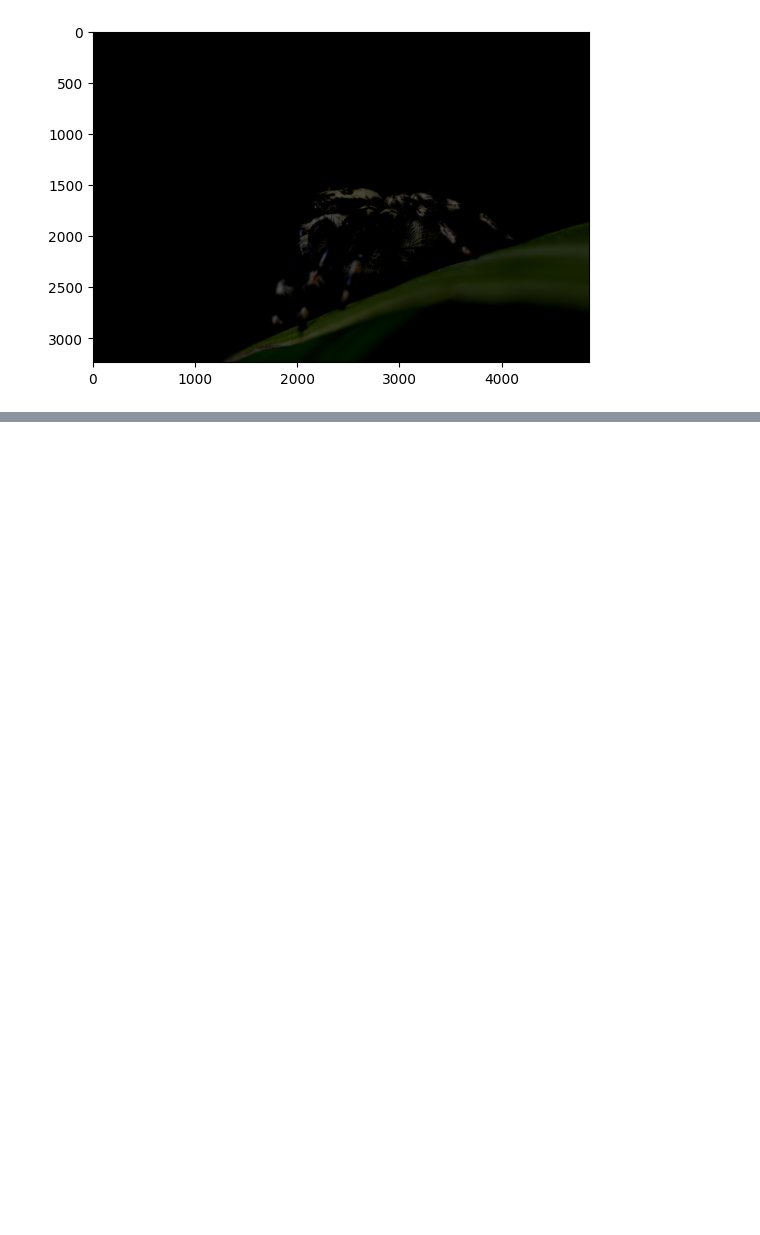
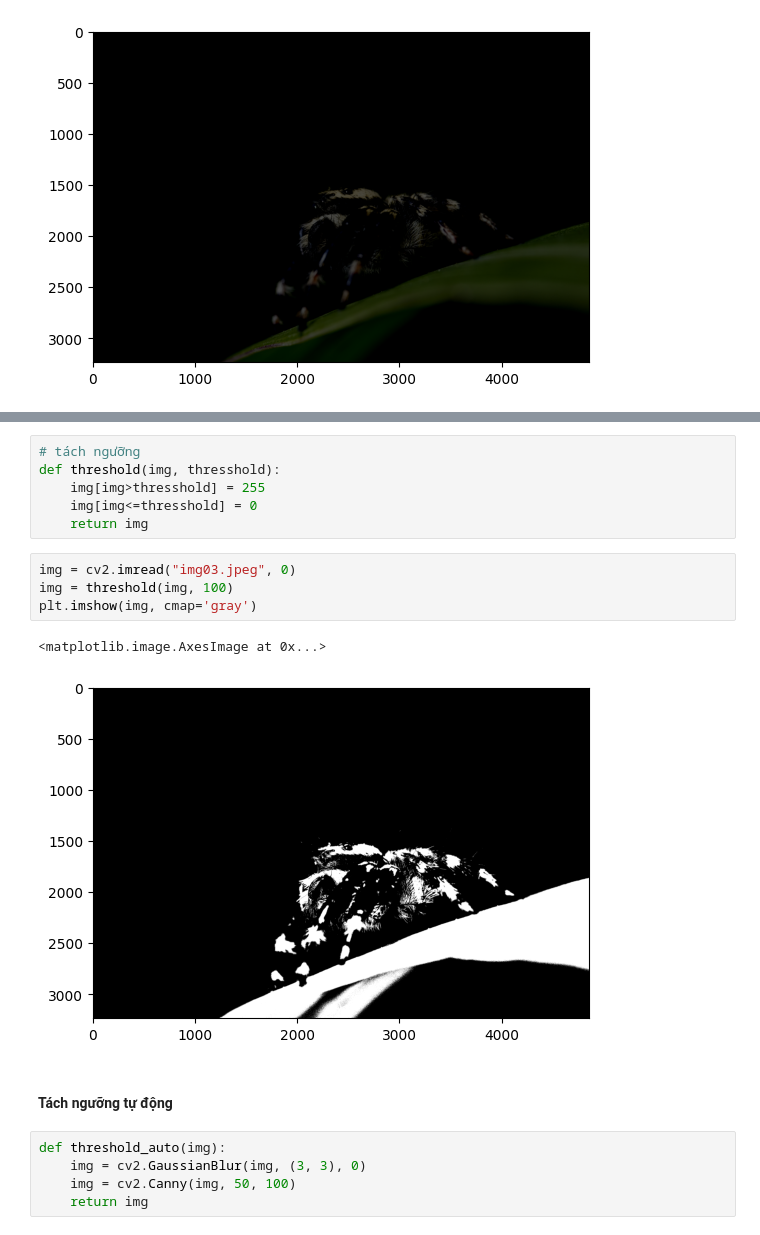
Before and after one commit to Minhdd1413/Image_Processing, a Jupyter notebook: Week1.ipynb, the cells around one changed output, grey strips where cells are left out. Saved outputs shown, nothing was run; the diff lists cells and outputs as text; blank space fills up the shorter version.

```diff
--- a/Week1.ipynb
+++ b/Week1.ipynb
@@ -127,0 +162,20 @@ plt.imshow(img)
+# %%
+# tách ngưỡng
+def threshold(img, thresshold):
+    img[img>thresshold] = 255
+    img[img<=thresshold] = 0
+    return img
+# %%
+img = cv2.imread("img03.jpeg", 0)
+img = threshold(img, 100)
+plt.imshow(img, cmap='gray')
+# %% [output]
+<matplotlib.image.AxesImage at 0x...>
+[figure, added]
+# %% [markdown]
+#### Tách ngưỡng tự động
+# %%
+def threshold_auto(img):
+    img = cv2.GaussianBlur(img, (3, 3), 0)
+    img = cv2.Canny(img, 50, 100)
+    return img
```
Also changed, not shown: parts of 11 cells of this notebook.
